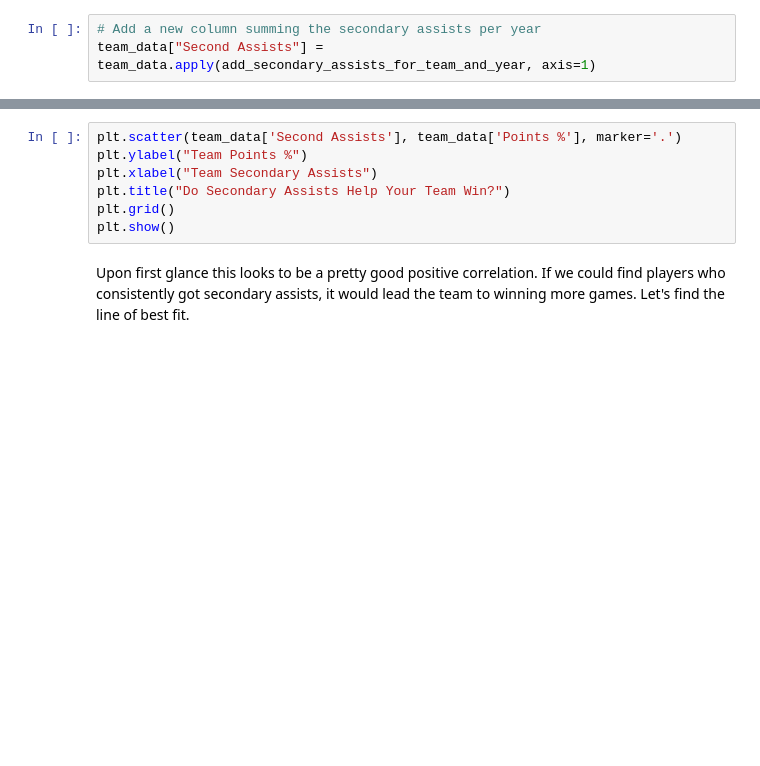
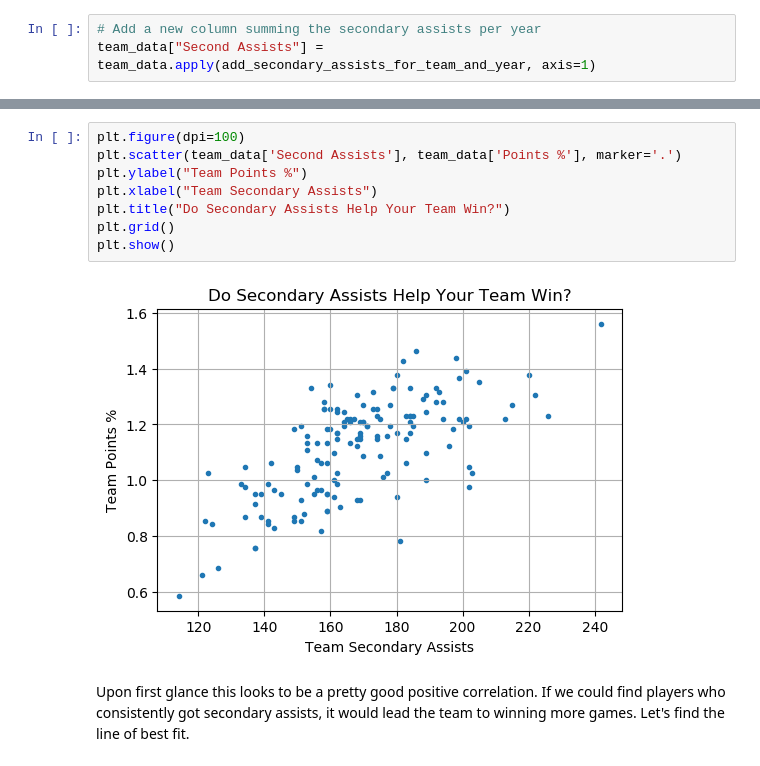
Before and after one commit to dbasilio/data-analysis-hockey, a Jupyter notebook: secondary-assists-analysis.ipynb, the cells around one changed output, grey strips where cells are left out. Cells and saved outputs as stored; diff of their text form; blank space fills up the shorter version.

```diff
--- a/secondary-assists-analysis.ipynb
+++ b/secondary-assists-analysis.ipynb
@@ -332,10 +392,13 @@ team_data.head()
 # %%
+plt.figure(dpi=100)
 plt.scatter(team_data['Second Assists'], team_data['Points %'], marker='.')
 plt.ylabel("Team Points %")
 plt.xlabel("Team Secondary Assists")
 plt.title("Do Secondary Assists Help Your Team Win?")
 plt.grid()
 plt.show()
+# %% [output]
+[figure, added]
 # %% [markdown]
 Upon first glance this looks to be a pretty good positive correlation. If we could find players who consistently got secondary assists, it would lead the team to winning more games. Let's find the line of best fit.
 # %%
```
Also changed, not shown: parts of 20 cells of this notebook.
